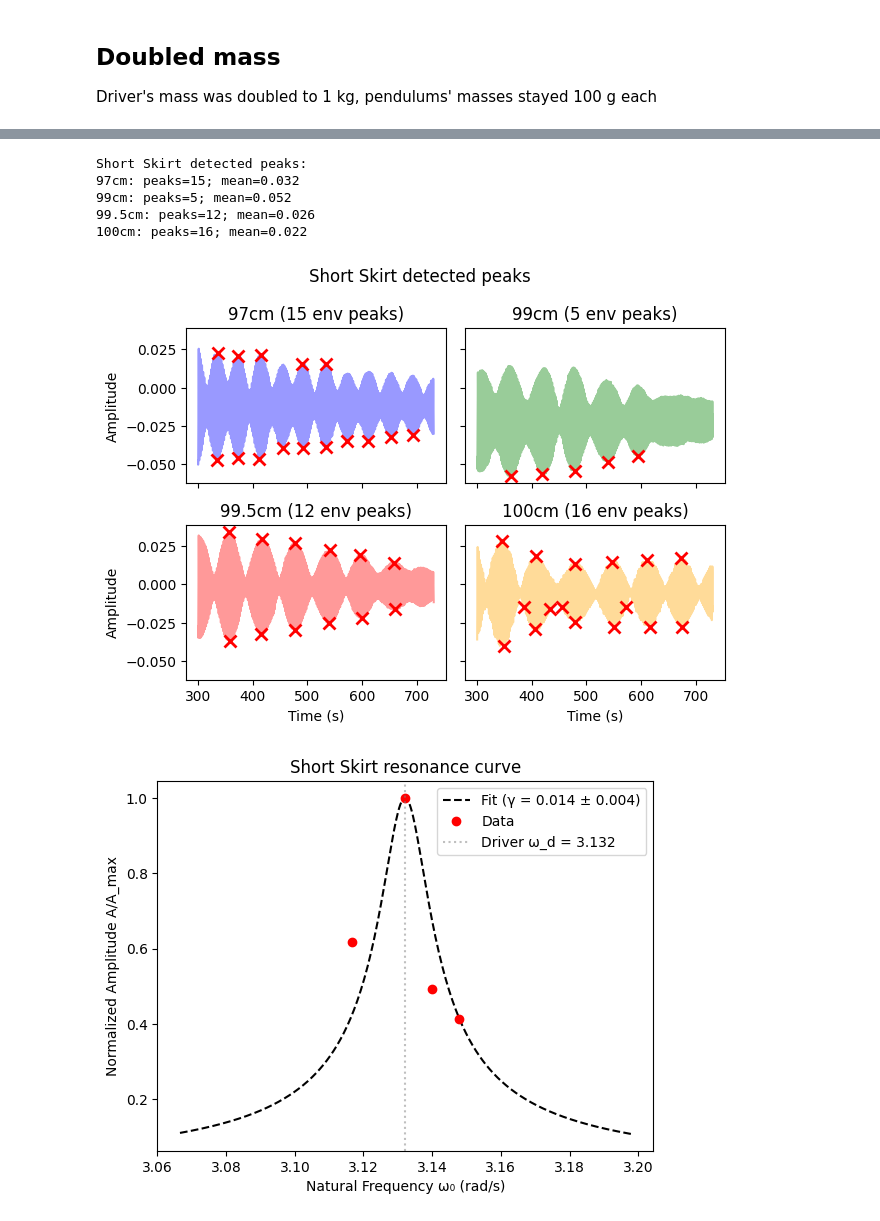
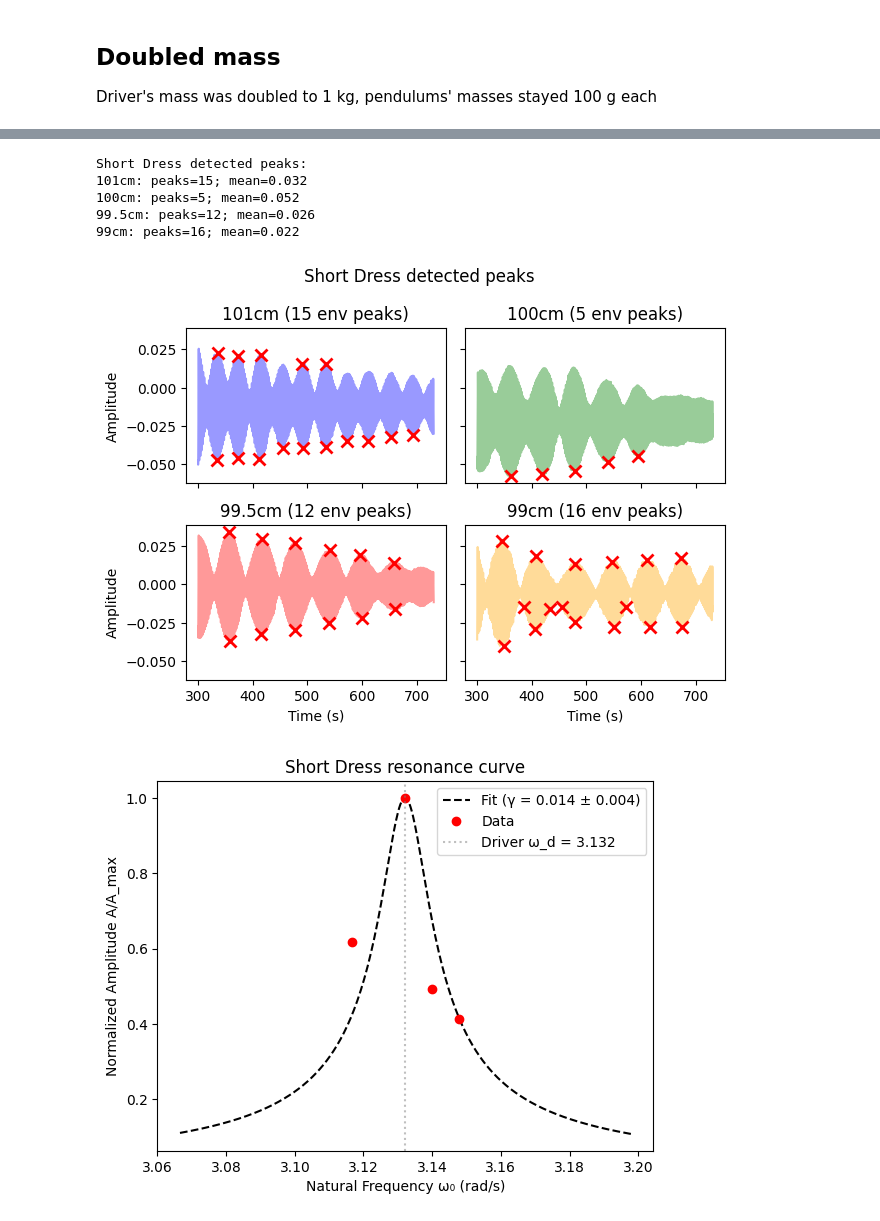
Before and after one commit to kij1n/physics-data-analysis, a Jupyter notebook: sessions/session6.ipynb, the cells around one changed output, grey strips where cells are left out. Saved outputs shown, nothing was run; the diff lists cells and outputs as text; code cells hidden in the pictures.

```diff
--- a/sessions/session6.ipynb
+++ b/sessions/session6.ipynb
@@ -5,8 +5,9 @@ import matplotlib.pyplot as plt
 from utils import plot_all, plot_each, add_resonance_plot_labels, ResonanceFitData, PendulumsData
 # %%
 # lengths = np.array([0.97, 0.99, 0.995, 1.0])
+# labels = ["97cm", "99cm", "99.5cm", "100cm"]
 lengths = np.array([1.01, 1.0, 0.995, 0.99])
-labels = ["97cm", "99cm", "99.5cm", "100cm"]
+labels = ["101cm", "100cm", "99.5cm", "99cm"]
 cols = ["mass A", "mass B", "mass C", "mass D"]
 L_d = 1.0
 # %%
@@ -18,11 +19,11 @@ doubled_mass = PendulumsData(
     cols, labels, lengths,
     pd.read_csv("../data/session-6/doubled-mass.csv").dropna()
 )
-short_skirt = PendulumsData(
+short_dress = PendulumsData(
     cols, labels, lengths,
     pd.read_csv("../data/session-6/short-skirt.csv").dropna()
 )
-long_skirt = PendulumsData(
+long_dress = PendulumsData(
     cols, labels, lengths,
     pd.read_csv("../data/session-6/long-skirt.csv").dropna()
 )
@@ -37,8 +38,8 @@ long_skirt.drop_time_range(t_start, t_end)
 # %%
 increased_mass_fit = ResonanceFitData(L_d, increased_mass)
 doubled_mass_fit = ResonanceFitData(L_d, doubled_mass)
-short_skirt_fit = ResonanceFitData(L_d, short_skirt)
-long_skirt_fit = ResonanceFitData(L_d, long_skirt)
+short_dress_fit = ResonanceFitData(L_d, short_dress)
+long_dress_fit = ResonanceFitData(L_d, long_dress)
 # %% [markdown]
 ## Increased mass
 Driver's mass was increased to 600g and pendulums' to 100g each.
@@ -99,15 +100,15 @@ The masses were reverted to the previous values (500 g for the driver, 50 g for
 # %%
-plot_all(short_skirt, title="Short Skirt")
+plot_all(short_dress, title="Short Dress")
 plt.show()
-plot_each(short_skirt, title="Short Skirt")
+plot_each(short_dress, title="Short Dress")
 plt.show()
 
-short_skirt_fit.fit()
-short_skirt_fit.plot_detected_peaks(title="Short Skirt detected peaks")
-print("Short Skirt detected peaks:")
-print(short_skirt_fit.envelope_data)
+short_dress_fit.fit()
+short_dress_fit.plot_detected_peaks(title="Short Dress detected peaks")
+print("Short Dress detected peaks:")
+print(short_dress_fit.envelope_data)
 plt.show()
-short_skirt_fit.plot_resonance_curve("red", "black")
-add_resonance_plot_labels(title="Short Skirt resonance curve")
+short_dress_fit.plot_resonance_curve("red", "black")
+add_resonance_plot_labels(title="Short Dress resonance curve")
 plt.show()
 # %% [output]
@@ -116,8 +117,8 @@ plt.show()
-Short Skirt detected peaks:
-97cm: peaks=15; mean=0.032
-99cm: peaks=5; mean=0.052
+Short Dress detected peaks:
+101cm: peaks=15; mean=0.032
+100cm: peaks=5; mean=0.052
 99.5cm: peaks=12; mean=0.026
-100cm: peaks=16; mean=0.022
+99cm: peaks=16; mean=0.022
-[figure, old version]
+[figure, new version]
-[figure, old version]
+[figure, new version]
 # %% [markdown]
```
Also changed, not shown: parts of 7 cells of this notebook, 1 other file.
